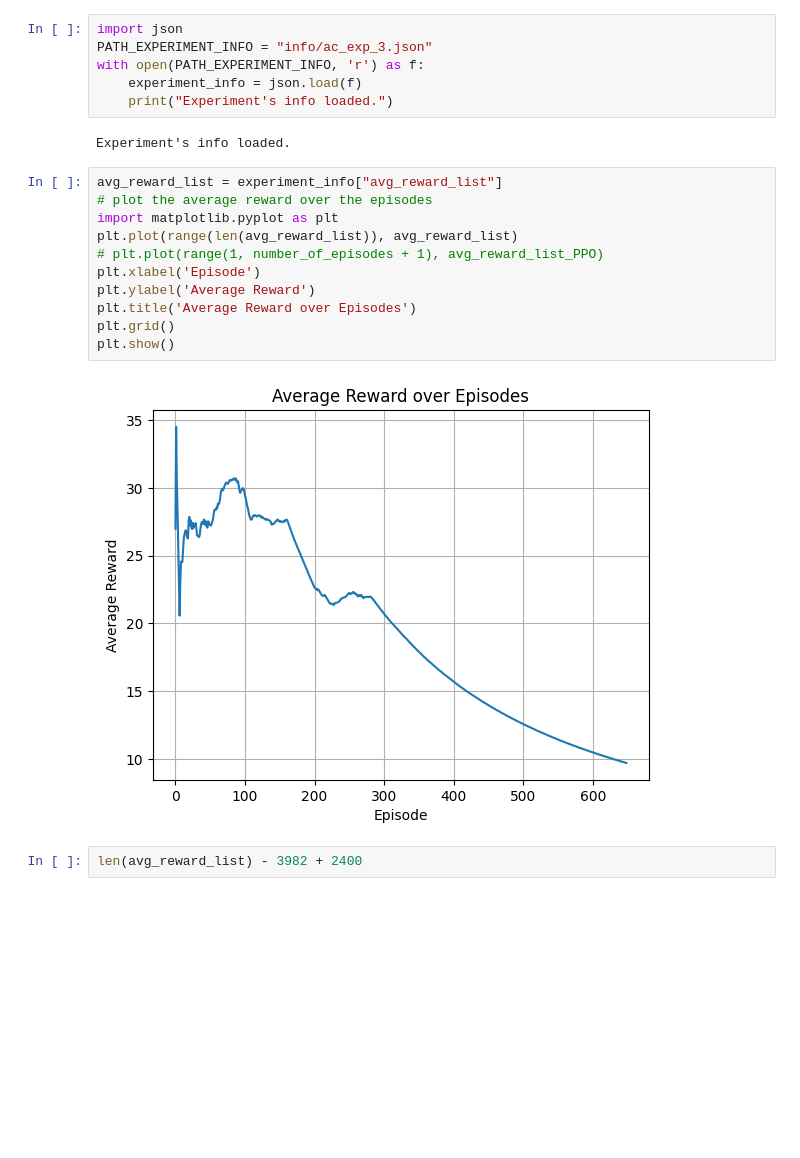
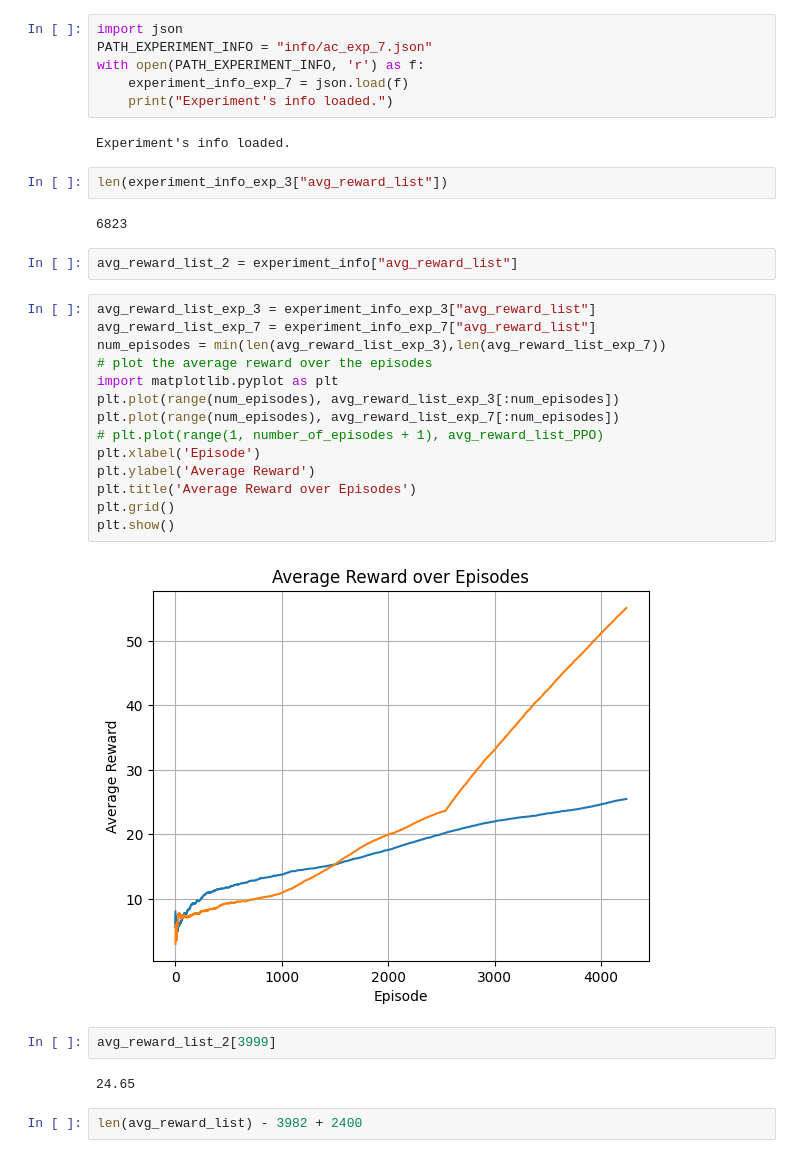
Before and after one commit to cico-rial/overcooked_ai, a Jupyter notebook: myproject.ipynb, the cells around one changed output. Drawn from its saved outputs; the diff is of its cells as text; blank space fills up the shorter version.

Commit message:
Satisfying training reached. Keep training experiment_7 till 5000 episodes.

```diff
--- a/myproject.ipynb
+++ b/myproject.ipynb
@@ -535,25 +597,38 @@ StateVisualizer().display_rendered_trajectory(trajs, ipython_display=True)
 interactive(children=(IntSlider(value=0, description='timestep', max=399), Output()), _dom_classes=('widget-in…
 # %%
 import json
-PATH_EXPERIMENT_INFO = "info/ac_exp_3.json"
+PATH_EXPERIMENT_INFO = "info/ac_exp_7.json"
 with open(PATH_EXPERIMENT_INFO, 'r') as f:
-    experiment_info = json.load(f)
+    experiment_info_exp_7 = json.load(f)
     print("Experiment's info loaded.")
 # %% [output]
 Experiment's info loaded.
+# %%
+len(experiment_info_exp_3["avg_reward_list"])
+# %% [output]
+6823
+# %%
+avg_reward_list_2 = experiment_info["avg_reward_list"]
 # %%
-avg_reward_list = experiment_info["avg_reward_list"]
+avg_reward_list_exp_3 = experiment_info_exp_3["avg_reward_list"]
+avg_reward_list_exp_7 = experiment_info_exp_7["avg_reward_list"]
+num_episodes = min(len(avg_reward_list_exp_3),len(avg_reward_list_exp_7))
 # plot the average reward over the episodes
 import matplotlib.pyplot as plt
-plt.plot(range(len(avg_reward_list)), avg_reward_list)
+plt.plot(range(num_episodes), avg_reward_list_exp_3[:num_episodes])
+plt.plot(range(num_episodes), avg_reward_list_exp_7[:num_episodes])
 # plt.plot(range(1, number_of_episodes + 1), avg_reward_list_PPO)
 plt.xlabel('Episode')
 plt.ylabel('Average Reward')
 plt.title('Average Reward over Episodes')
 plt.grid()
 plt.show()
 # %% [output]
-[figure, old version]
+[figure, new version]
+# %%
+avg_reward_list_2[3999]
+# %% [output]
+24.65
 # %%
 len(avg_reward_list) - 3982 + 2400
 # %% [output]
```
Also changed, not shown: parts of 11 cells of this notebook, 4 other files.
